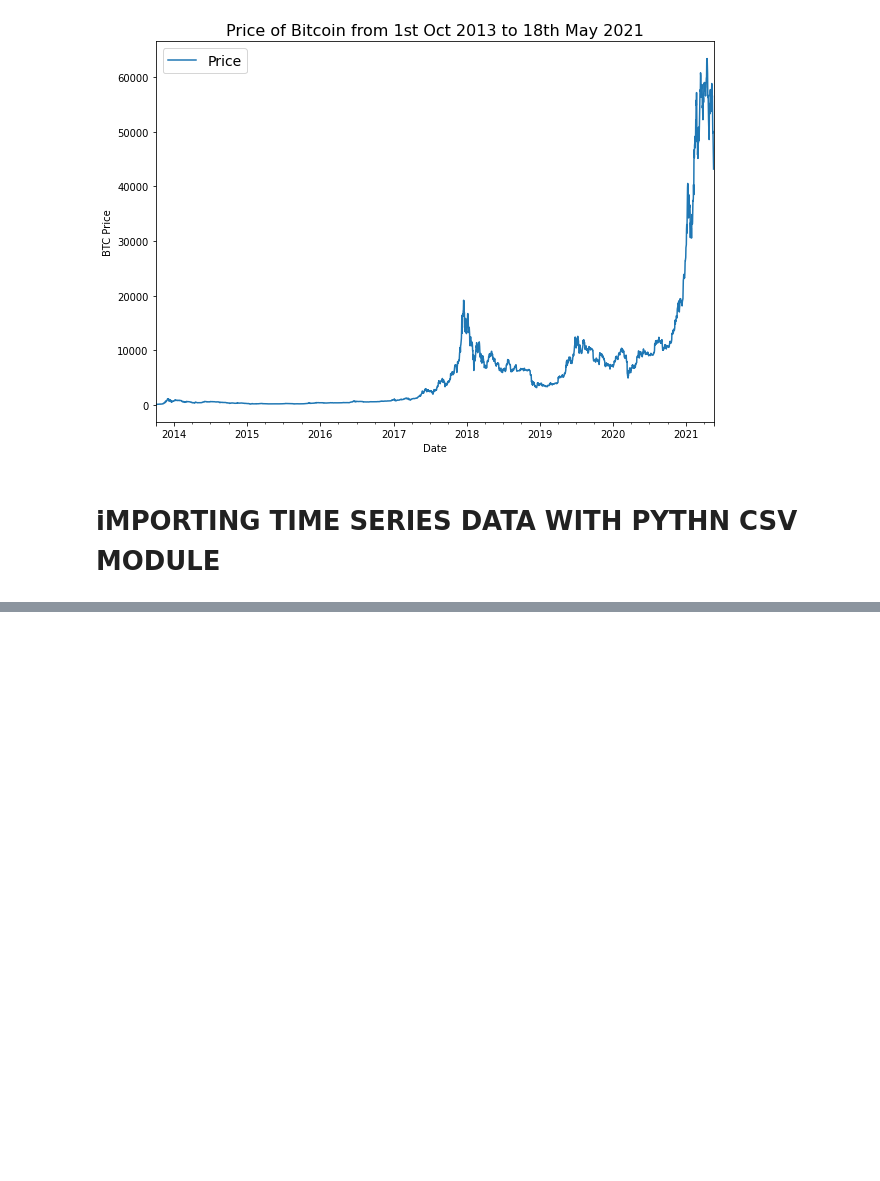
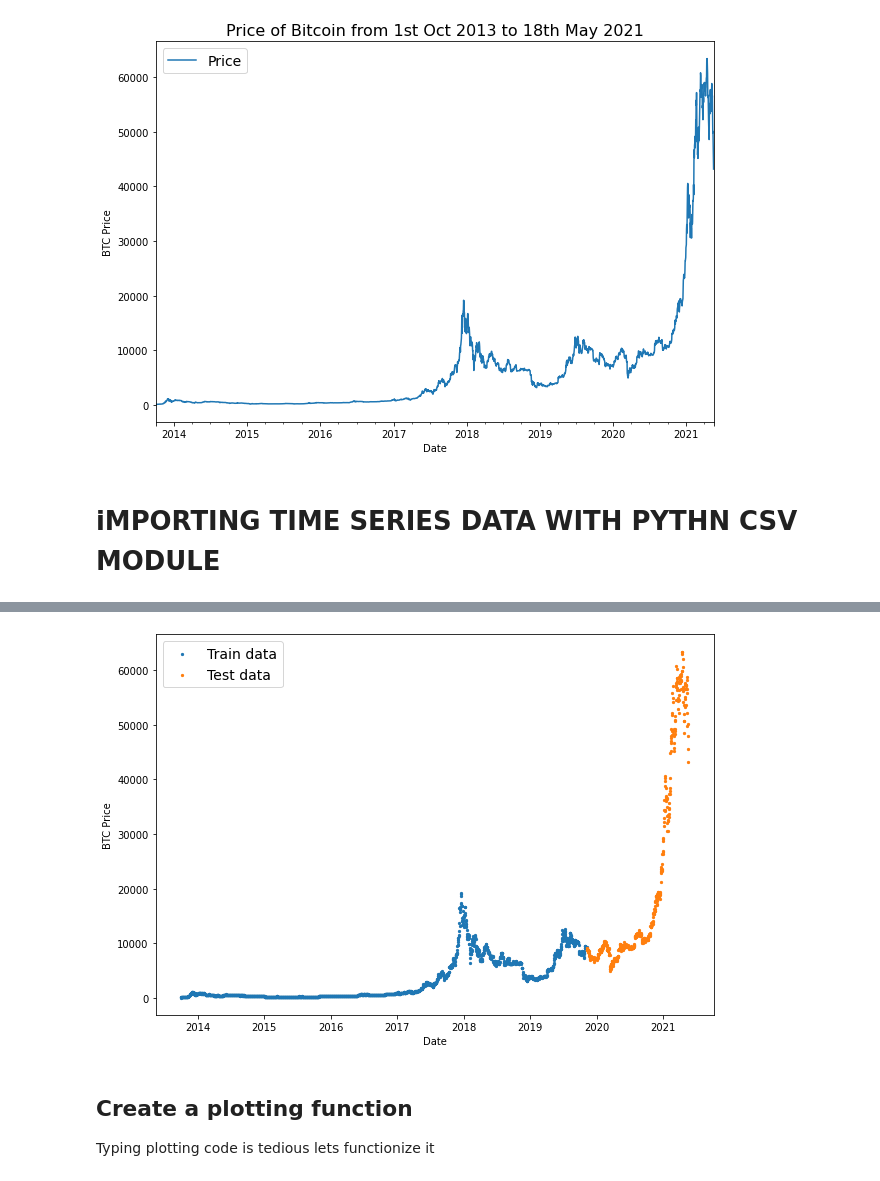
Before and after one commit to Kennedy87670/Other_Project, a Jupyter notebook: Time_series_forecating.ipynb, the cells around one changed output, grey strips where cells are left out. Cells and saved outputs as stored; diff of their text form; code cells hidden in the pictures; blank space fills up the shorter version.

```diff
--- a/Time_series_forecating.ipynb
+++ b/Time_series_forecating.ipynb
@@ -103,0 +204,15 @@ with open("/content/BTC_USD_2013-10-01_2021-05-18-CoinDesk.csv", "r") as f:
+# %%
+# Plot correctly made splits
+plt.figure(figsize=(10, 7))
+plt.scatter(X_train, y_train, s=5, label="Train data")
+plt.scatter(X_test, y_test, s=5, label="Test data")
+plt.xlabel("Date")
+plt.ylabel("BTC Price")
+plt.legend(fontsize=14)
+plt.show();
+# %% [output]
+[figure, added]
+# %% [markdown]
+## Create a plotting function
+
+Typing plotting code is tedious lets functionize it
```
Also changed, not shown: parts of 14 cells of this notebook.
